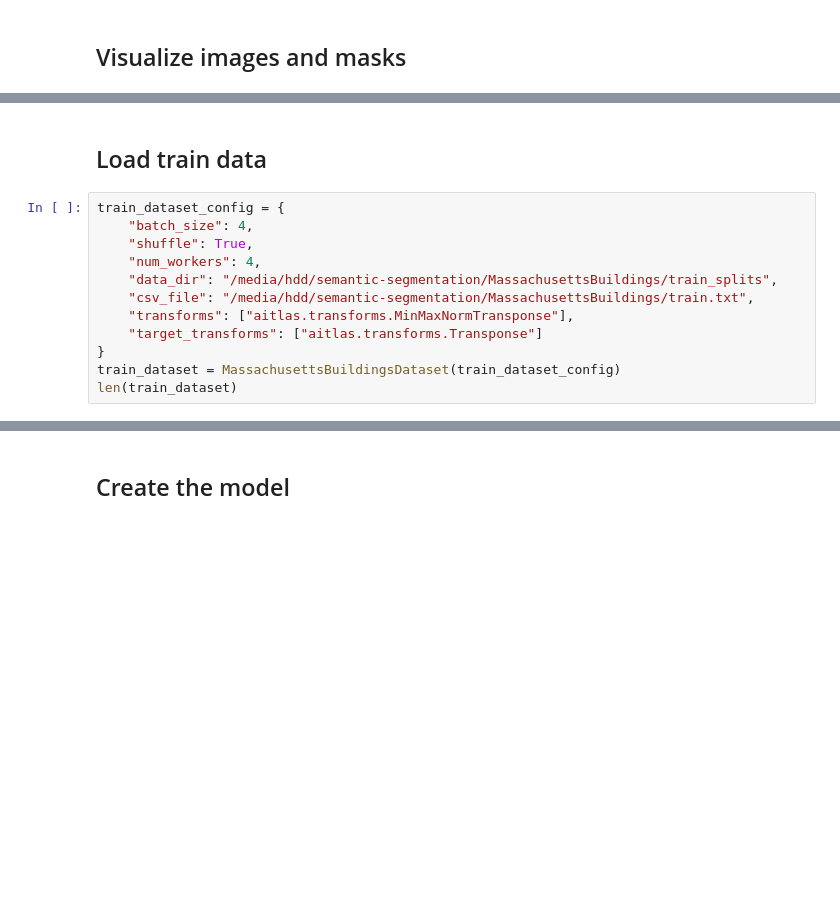
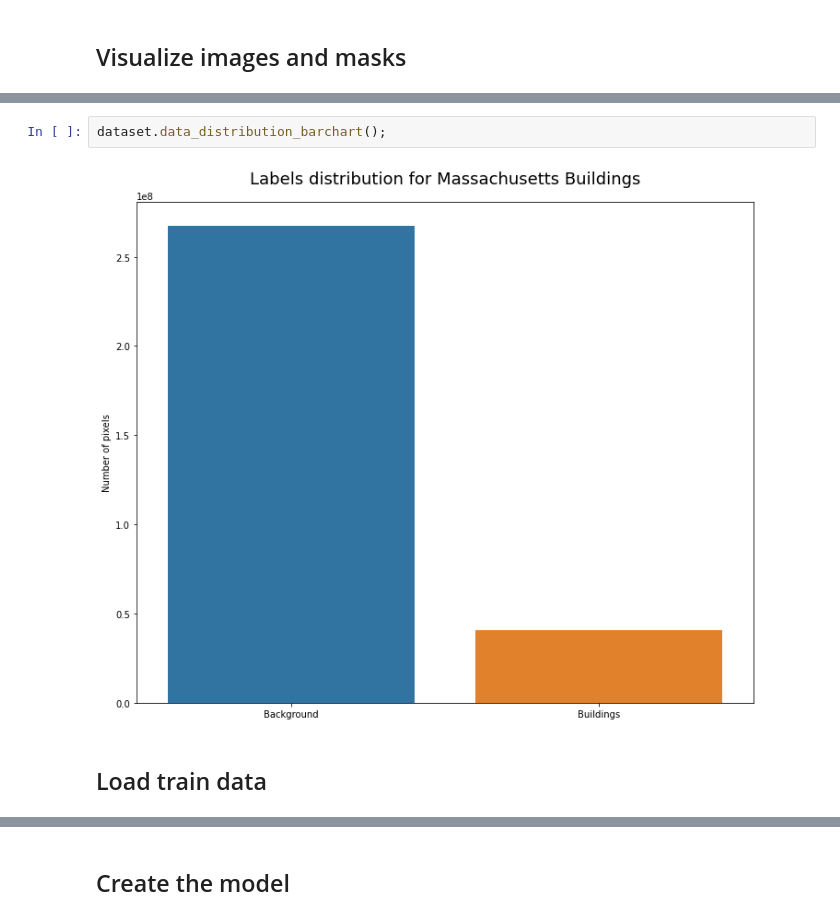
Before and after one commit to biasvariancelabs/aitlas, a Jupyter notebook: examples/semantic_segmentation_example_massachusetts_buildings.ipynb, the cells around one changed output, grey strips where cells are left out. Cells and saved outputs as stored; diff of their text form; blank space fills up the shorter version.

```diff
--- a/examples/semantic_segmentation_example_massachusetts_buildings.ipynb
+++ b/examples/semantic_segmentation_example_massachusetts_buildings.ipynb
@@ -24,14 +34,6 @@ dataset.show_image(793);
+# %%
+dataset.data_distribution_barchart();
+# %% [output]
+[figure, added]
 # %% [markdown]
 ## Load train data
-# %%
-train_dataset_config = {
-    "batch_size": 4,
-    "shuffle": True,
-    "num_workers": 4,
-    "data_dir": "/media/hdd/semantic-segmentation/MassachusettsBuildings/train_splits",
-    "csv_file": "/media/hdd/semantic-segmentation/MassachusettsBuildings/train.txt",
-    "transforms": ["aitlas.transforms.MinMaxNormTransponse"],
-    "target_transforms": ["aitlas.transforms.Transponse"]
-}
-train_dataset = MassachusettsBuildingsDataset(train_dataset_config)
-len(train_dataset)
```
Also changed, not shown: parts of 8 cells of this notebook, 1 other file.
